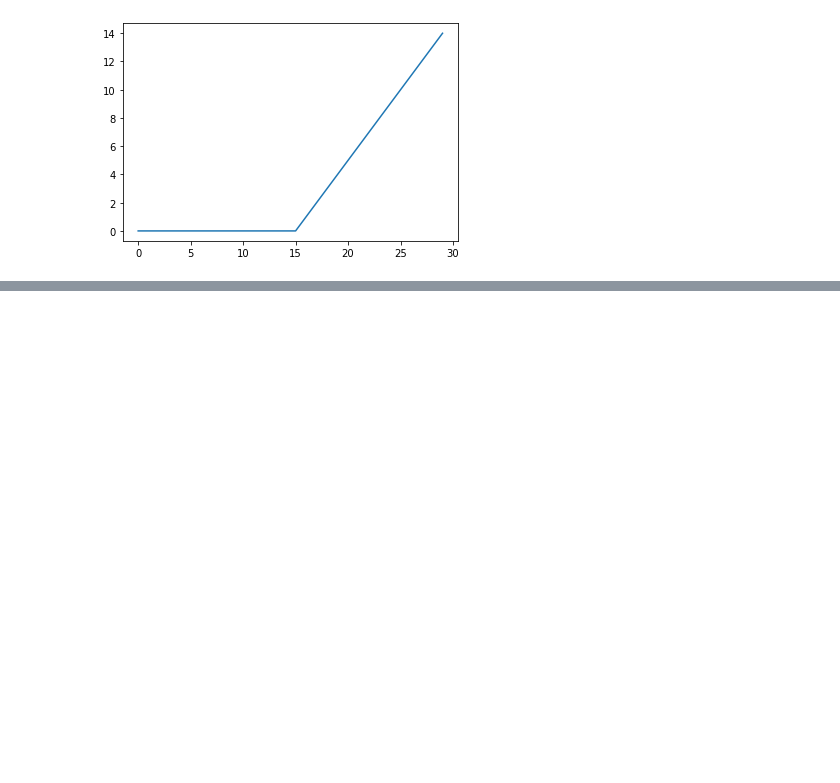
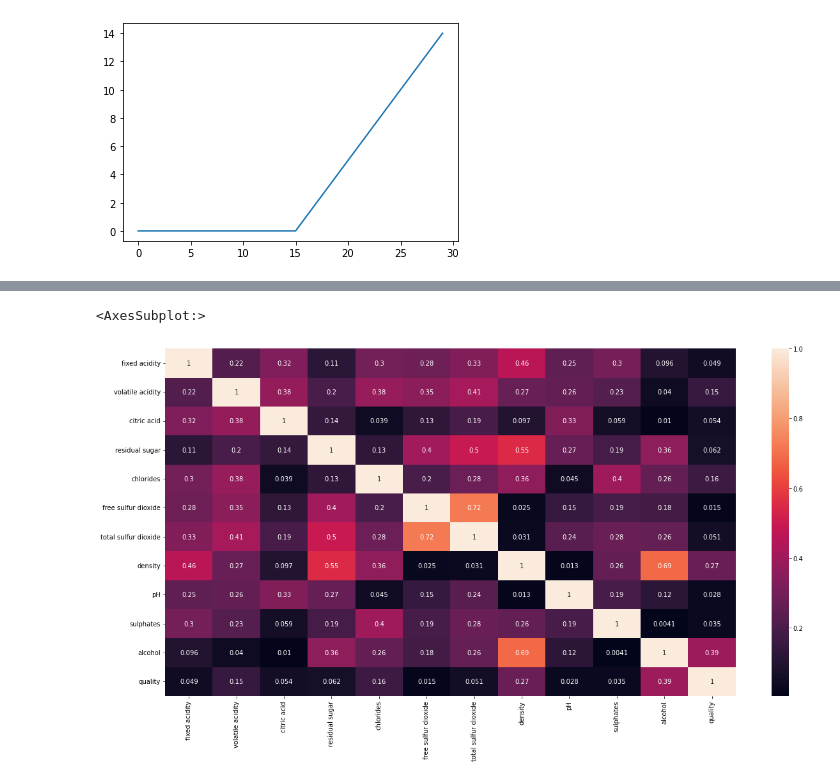
Before and after one commit to kspicer80/tutorials, a Jupyter notebook: tensor_flow_tutorial/tensor_flow_tutorial_2.ipynb, the cells around one changed output, grey strips where cells are left out. Saved outputs shown, nothing was run; the diff lists cells and outputs as text; code cells hidden in the pictures; blank space fills up the shorter version.

```diff
--- a/tensor_flow_tutorial/tensor_flow_tutorial_2.ipynb
+++ b/tensor_flow_tutorial/tensor_flow_tutorial_2.ipynb
@@ -167,0 +221,6 @@ plt.plot(relu(sample_ten))
+# %%
+plt.figure(figsize=(20, 10))
+sns.heatmap(wine_data.corr().abs(), annot=True)
+# %% [output]
+<AxesSubplot:>
+[figure, added]
```
Also changed, not shown: parts of 16 cells of this notebook.
